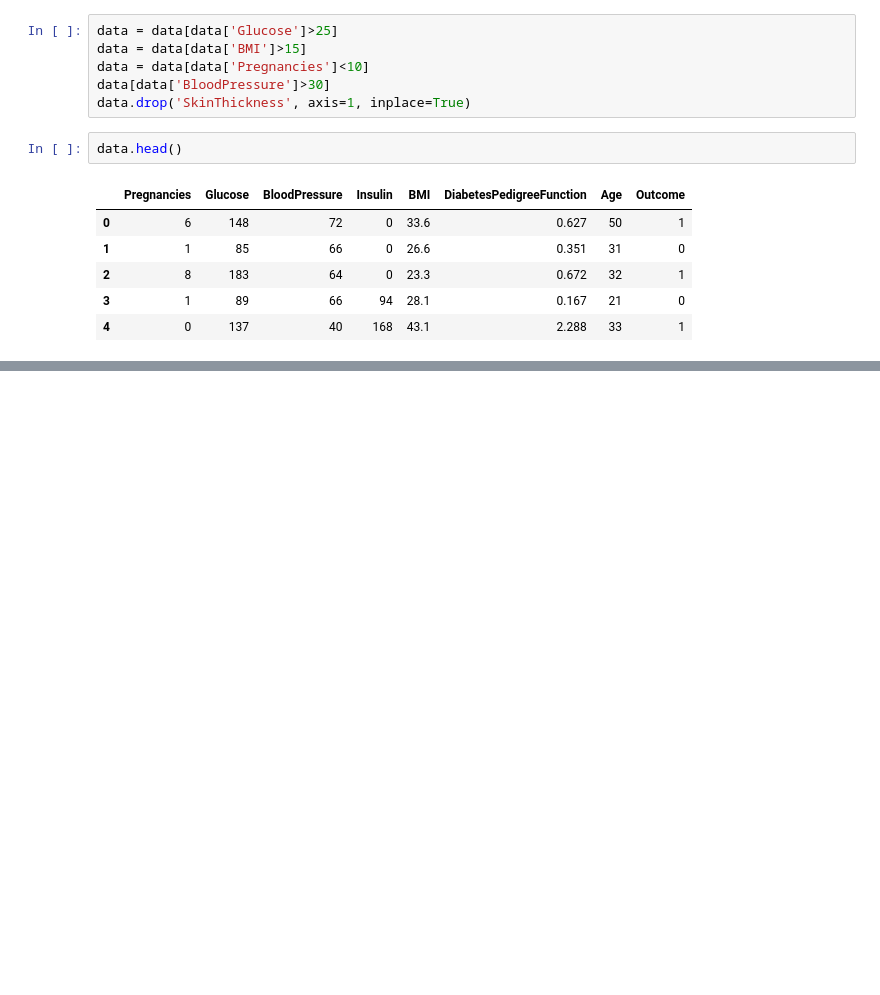
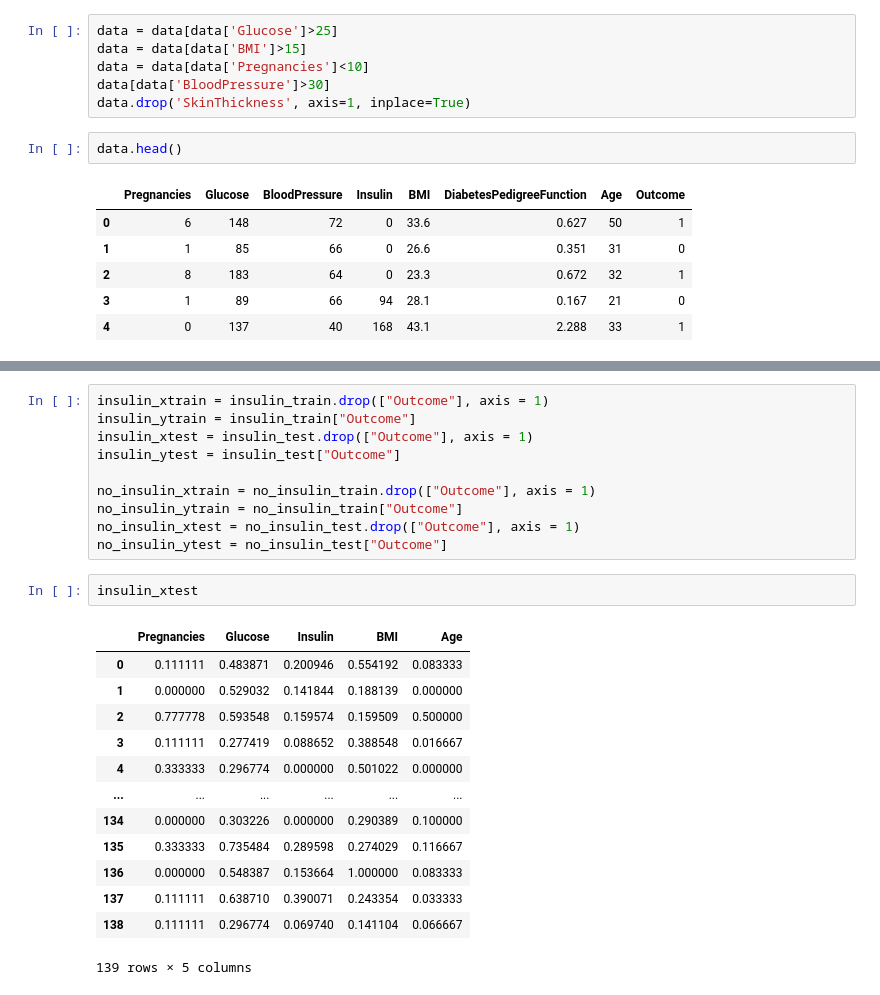
Before and after one commit to Diegomca98/4geeks-ml-template-prjs, a Jupyter notebook: src/explore.ipynb, the cells around one changed output, grey strips where cells are left out. Saved outputs shown, nothing was run; the diff lists cells and outputs as text; blank space fills up the shorter version.

```diff
--- a/src/explore.ipynb
+++ b/src/explore.ipynb
@@ -475,0 +1223,26 @@ data.head()
+# %%
+insulin_xtrain = insulin_train.drop(["Outcome"], axis = 1)
+insulin_ytrain = insulin_train["Outcome"]
+insulin_xtest = insulin_test.drop(["Outcome"], axis = 1)
+insulin_ytest = insulin_test["Outcome"]
+
+no_insulin_xtrain = no_insulin_train.drop(["Outcome"], axis = 1)
+no_insulin_ytrain = no_insulin_train["Outcome"]
+no_insulin_xtest = no_insulin_test.drop(["Outcome"], axis = 1)
+no_insulin_ytest = no_insulin_test["Outcome"]
+# %%
+insulin_xtest
+# %% [output]
+|  | Pregnancies | Glucose | Insulin | BMI | Age |
+| 0 | 0.111111 | 0.483871 | 0.200946 | 0.554192 | 0.083333 |
+| 1 | 0.000000 | 0.529032 | 0.141844 | 0.188139 | 0.000000 |
+| 2 | 0.777778 | 0.593548 | 0.159574 | 0.159509 | 0.500000 |
+| 3 | 0.111111 | 0.277419 | 0.088652 | 0.388548 | 0.016667 |
+| 4 | 0.333333 | 0.296774 | 0.000000 | 0.501022 | 0.000000 |
+| ... | ... | ... | ... | ... | ... |
+| 134 | 0.000000 | 0.303226 | 0.000000 | 0.290389 | 0.100000 |
+| 135 | 0.333333 | 0.735484 | 0.289598 | 0.274029 | 0.116667 |
+| 136 | 0.000000 | 0.548387 | 0.153664 | 1.000000 | 0.083333 |
+| 137 | 0.111111 | 0.638710 | 0.390071 | 0.243354 | 0.033333 |
+| 138 | 0.111111 | 0.296774 | 0.069740 | 0.141104 | 0.066667 |
+139 rows × 5 columns
```
Also changed, not shown: parts of 32 cells of this notebook, 8 other files.
